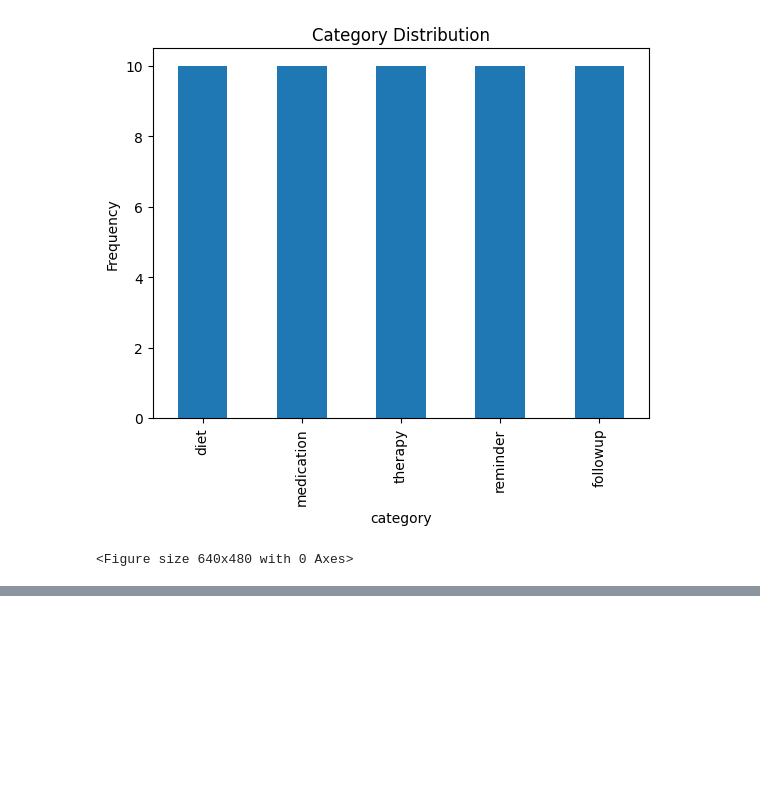
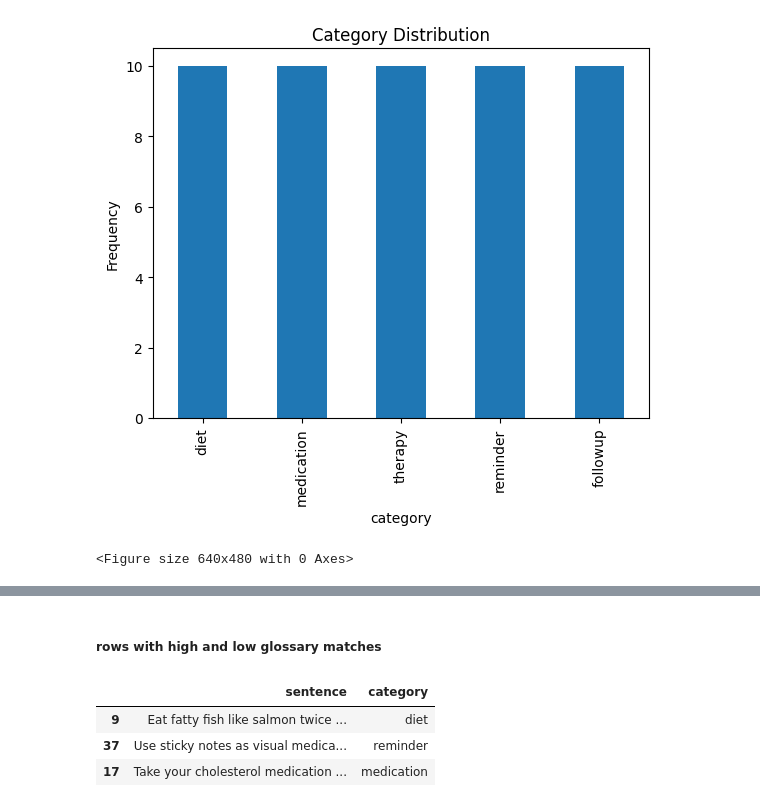
Before and after one commit to BK5102/Post-Visit_Medical_Agent, a Jupyter notebook: post_visit_agent/notebooks/01_data_exploration.ipynb, the cells around one changed output, grey strips where cells are left out. Saved outputs shown, nothing was run; the diff lists cells and outputs as text; code cells hidden in the pictures; blank space fills up the shorter version.

```diff
--- a/post_visit_agent/notebooks/01_data_exploration.ipynb
+++ b/post_visit_agent/notebooks/01_data_exploration.ipynb
@@ -73,0 +43,10 @@ Duplicate glossary terms: 0
+# %%
+# Check for missing values
+samples_df.isnull().sum()
+
+# Drop rows/columns with missing values
+samples_df.dropna(inplace=True)
+
+# Fill missing values
+samples_df.fillna(value=0, inplace=True)  # numeric
+samples_df['sentence'].fillna('Unknown', inplace=True)
@@ -108,0 +141,9 @@ plt.savefig('../visualizations/category_distribution.png')
+# %%
+# Count how many glossary terms are matched in each sample text
+glossary_terms = glossary_df['term'].tolist()
+
+def count_term_matches(text):
+    return sum(1 for term in glossary_terms if term.lower() in text.lower())
+
+samples_df['glossary_matches'] = samples_df['sentence'].apply(count_term_matches)
+samples_df['glossary_matches'].describe()
@@ -108,0 +160,11 @@ plt.savefig('../visualizations/category_distribution.png')
+# %% [markdown]
+##### rows with high and low glossary matches
+# %%
+# Show a few rows with high and low glossary matches
+samples_df.sort_values('glossary_matches', ascending=False).head(5)[['sentence', 'category', 'glossary_matches']]
+samples_df[samples_df['glossary_matches'] == 0].sample(3)[['sentence', 'category']]
+# %% [output]
+|  | sentence | category |
+| 9 | Eat fatty fish like salmon twice ... | diet |
+| 37 | Use sticky notes as visual medica... | reminder |
+| 17 | Take your cholesterol medication ... | medication |
```
Also changed, not shown: parts of 23 cells of this notebook.
